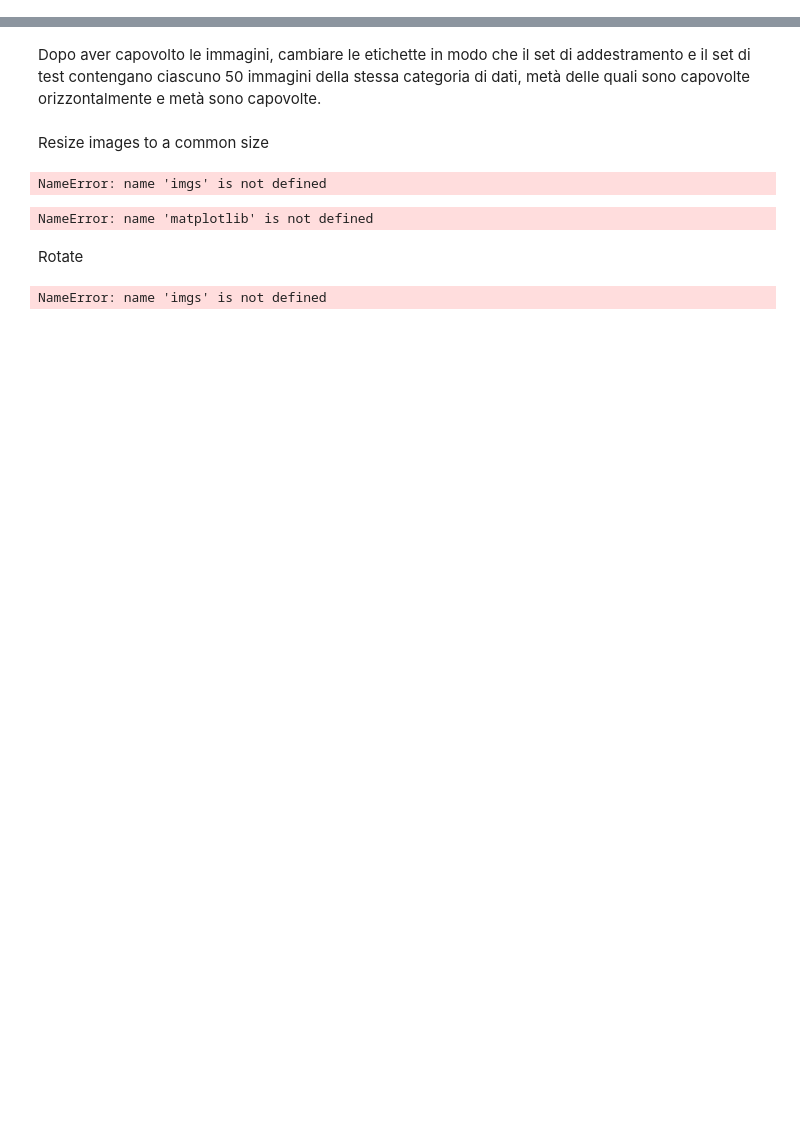
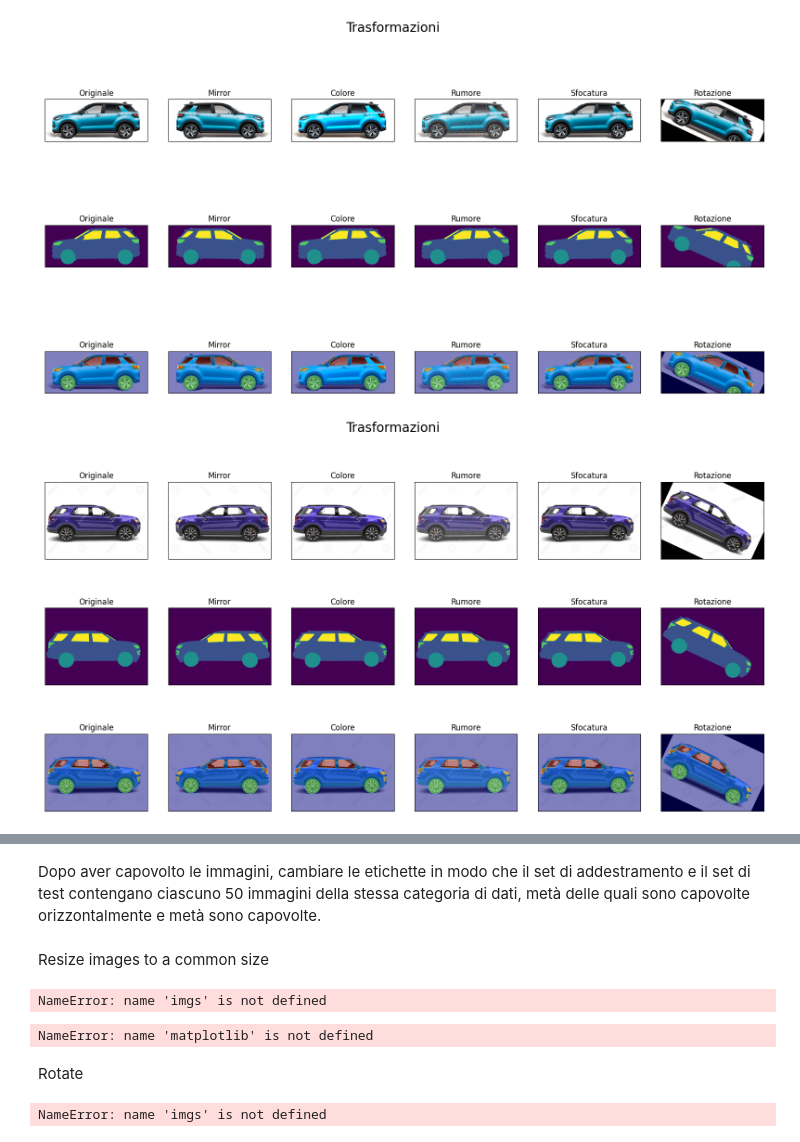
Before and after one commit to ele10-code/Deep_Learning, a Jupyter notebook: showImages.ipynb, the cells around one changed output, grey strips where cells are left out. Saved outputs shown, nothing was run; the diff lists cells and outputs as text; code cells hidden in the pictures; blank space fills up the shorter version.

Commit message:
show trasformazioni

```diff
--- a/showImages.ipynb
+++ b/showImages.ipynb
@@ -57,0 +58,73 @@ for i in range(5):
+# %%
+#Directory che contiene le trasformazioni
+img_all = os.path.join(parent, "car-segmentation", "images")
+masks_all = os.path.join(parent, "car-segmentation", "masks")
+
+#Trasformazioni eseguite
+trasformazioni = [['trasl_','Mirror'], ['col_','Colore'],['gauss_','Rumore'],['blur_','Sfocatura'],['rot_','Rotazione']]
+
+for j in range(5):
+    #Visualizza le Trasformazioni eseguite
+    fig = plt.figure(figsize=(20, 10))#(width,height)
+    fig.tight_layout()
+
+    #1) Mostro L'IMMAGINE originale
+    file = os.listdir(img_folder)[j]
+    image_path= os.path.join(img_folder, file)
+    img=mpimg.imread(image_path)
+    ax = fig.add_subplot(3, 6, 1)
+    #Imposto il titolo dell'immagine e rimuovo gli assi
+    ax.title.set_text('Originale')
+    ax.set_xticks([])
+    ax.set_yticks([])
+    #Titolo generale del grafo
+    plt.suptitle('Trasformazioni', fontsize=20)
+    plt.imshow(img)
+
+    #2) Mostro la MASCHERA
+    mask_path = os.path.join(masks_folder,file)
+    mask = mpimg.imread(mask_path)
+    ax = fig.add_subplot(3, 6, 7)
+    ax.title.set_text('Originale')
+    ax.set_xticks([])
+    ax.set_yticks([])
+    plt.imshow(mask)
+
+    #3) Mostro la MASCHERA SOVRAPPOSTA ALL'IMMAGINE DI PARTENZA
+    ax = fig.add_subplot(3, 6, 13)
+    ax.title.set_text('Originale')
+    ax.set_xticks([])
+    ax.set_yticks([])
+    plt.imshow(img, cmap='gray')
+    plt.imshow(mask, cmap='jet', alpha=0.5)
+
+    for i in range(len(trasformazioni)):
+        new_file = trasformazioni[i][0]+file
+        image_path= os.path.join(img_all, new_file)
+        img=mpimg.imread(image_path)
+        ax = fig.add_subplot(3, 6, i+2)
+        #Imposto il titolo dell'immagine e rimuovo gli assi
+        ax.title.set_text(trasformazioni[i][1])
+        ax.set_xticks([])
+        ax.set_yticks([])
+        plt.imshow(img)
+
+        #2) Mostro la MASCHERA
+        mask_path = os.path.join(masks_all,new_file)
+        mask = mpimg.imread(mask_path)
+        ax = fig.add_subplot(3, 6, i+8)
+        ax.title.set_text(trasformazioni[i][1])
+        ax.set_xticks([])
+        ax.set_yticks([])
+        plt.imshow(mask)
+
+        #3) Mostro la MASCHERA SOVRAPPOSTA ALL'IMMAGINE DI PARTENZA
+        ax = fig.add_subplot(3, 6, i+14)
+        ax.title.set_text(trasformazioni[i][1])
+        ax.set_xticks([])
+        ax.set_yticks([])
+        plt.imshow(img, cmap='gray')
+        plt.imshow(mask, cmap='jet', alpha=0.5)
+# %% [output]
+[figure, added]
+[figure, added]
```
Also changed, not shown: parts of 2 cells of this notebook, 1 other file.
